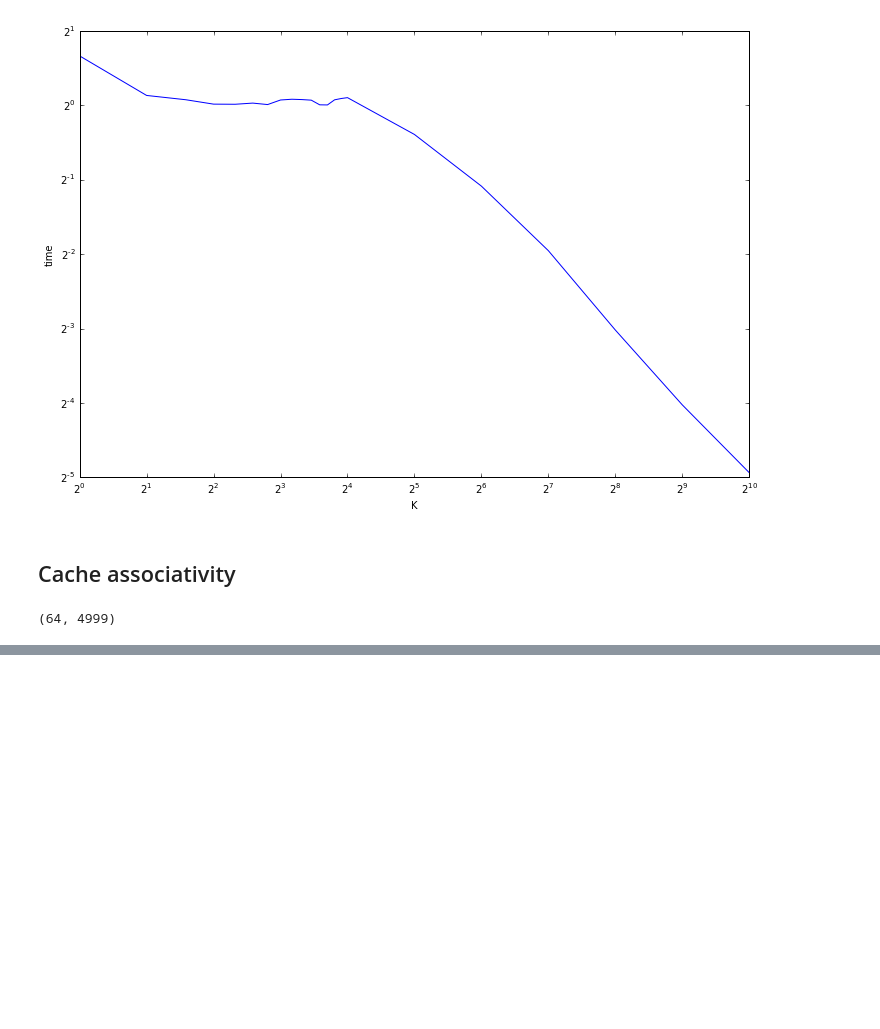
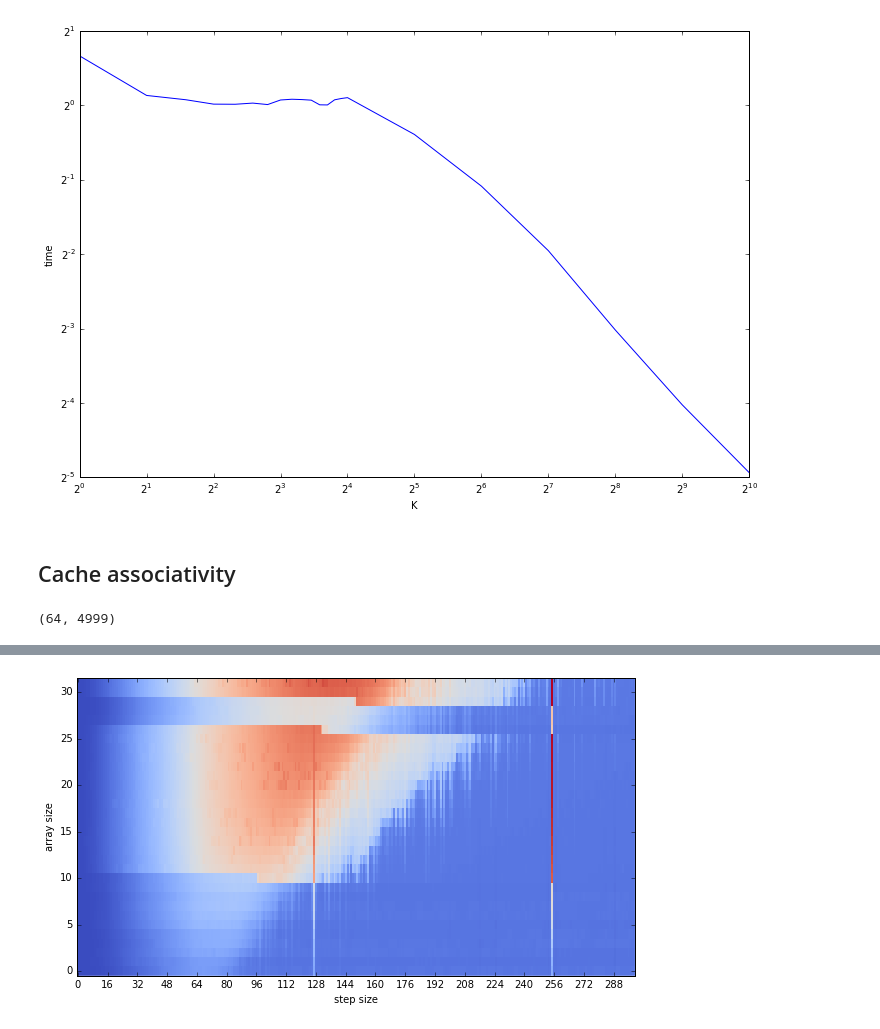
Before and after one commit to gjbex/training-material, a Jupyter notebook: Optimization/GalleryProcessorCacheEffects/gallery.ipynb, the cells around one changed output, grey strips where cells are left out. Saved outputs shown, nothing was run; the diff lists cells and outputs as text; code cells hidden in the pictures; blank space fills up the shorter version.

```diff
--- a/Optimization/GalleryProcessorCacheEffects/gallery.ipynb
+++ b/Optimization/GalleryProcessorCacheEffects/gallery.ipynb
@@ -45,0 +74,8 @@ plt.imshow(timing_map, cmap=cm.coolwarm, aspect=40);
+# %%
+plt.figure(figsize=(10, 12))
+plt.imshow(timing_map[24:56,: 300], origin='lower', cmap=cm.coolwarm, aspect=5, interpolation='none')
+plt.xlabel('step size')
+plt.ylabel('array size')
+plt.xticks([x for x in range(0, 300, 16)]);
+# %% [output]
+[figure, added]
```
Also changed, not shown: parts of 6 cells of this notebook.
